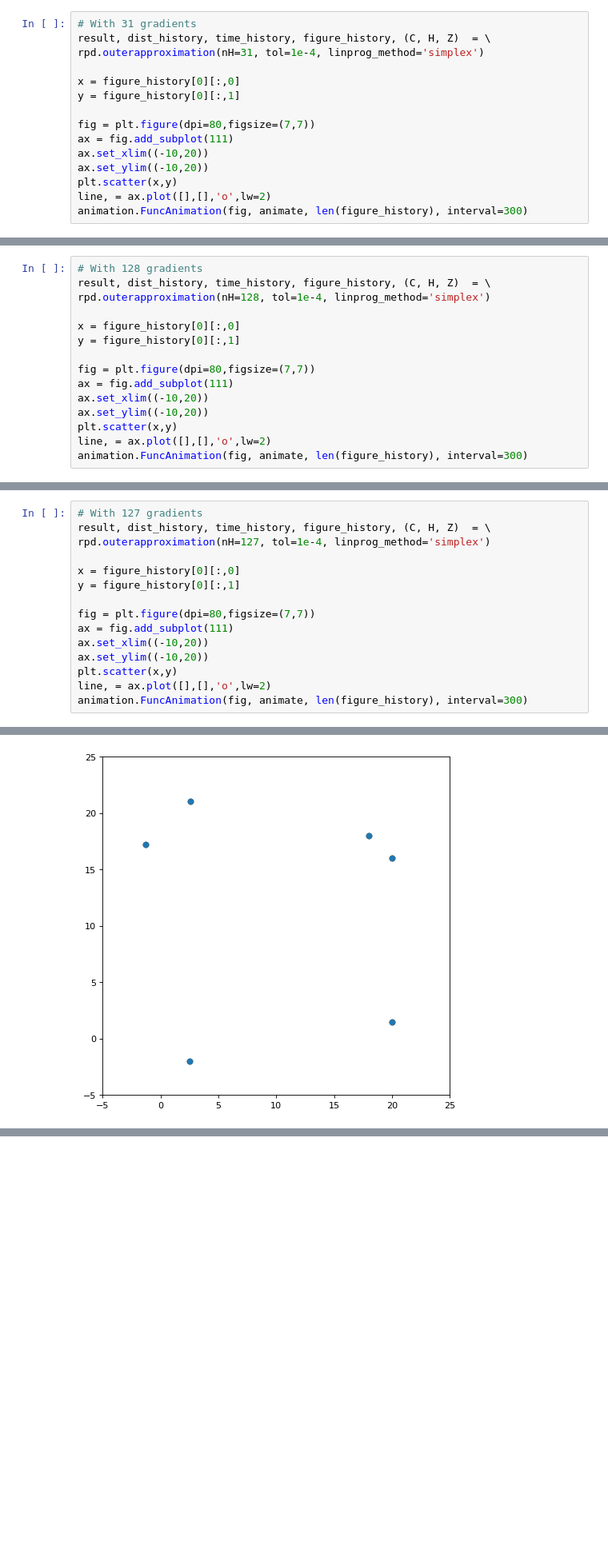
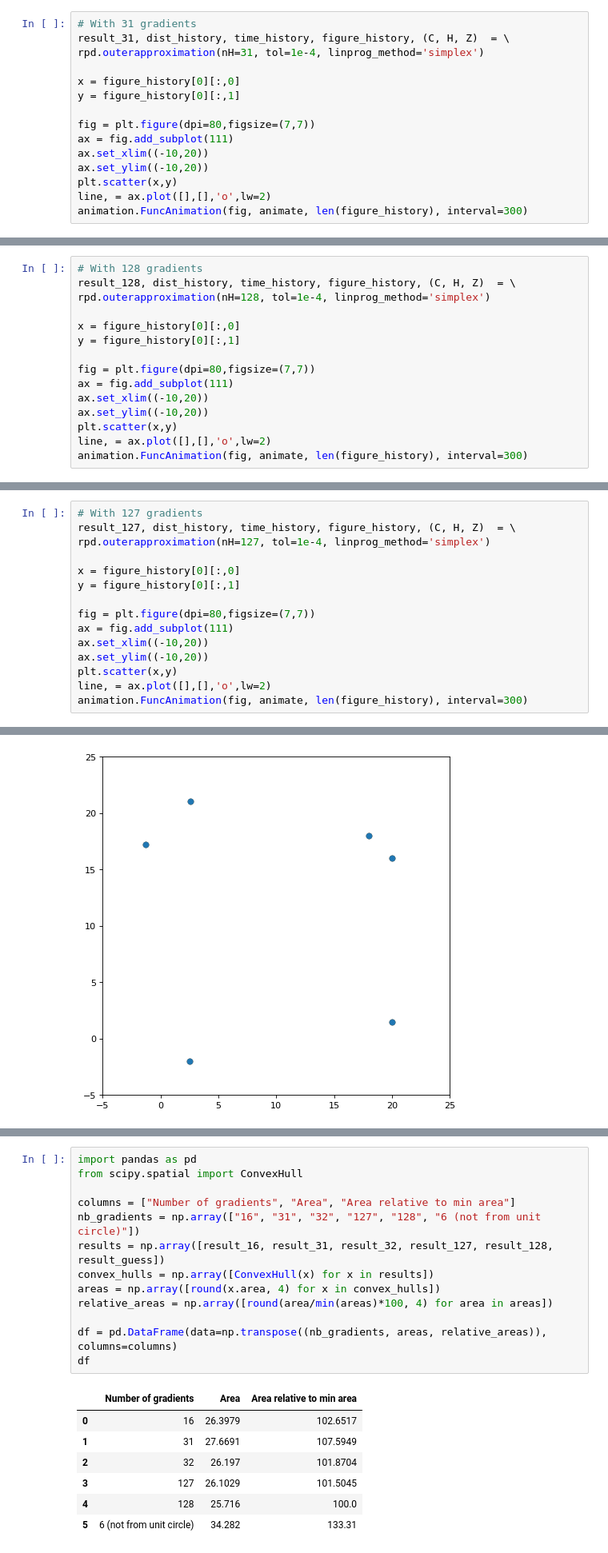
Before and after one commit to QBatista/Notebooks, a Jupyter notebook: JYC_Algo_Visualization.ipynb, the cells around one changed output, grey strips where cells are left out. Shown at 80% size. Saved outputs shown, nothing was run; the diff lists cells and outputs as text; blank space fills up the shorter version.

```diff
--- a/JYC_Algo_Visualization.ipynb
+++ b/JYC_Algo_Visualization.ipynb
@@ -76,7 +76,7 @@ TOC: Elapsed: 0:00:10.73
 <matplotlib.animation.FuncAnimation at 0x...>
 # %%
 # With 31 gradients
-result, dist_history, time_history, figure_history, (C, H, Z)  = \
+result_31, dist_history, time_history, figure_history, (C, H, Z)  = \
 rpd.outerapproximation(nH=31, tol=1e-4, linprog_method='simplex')
 
 x = figure_history[0][:,0]
@@ -95,7 +95,7 @@ TOC: Elapsed: 0:00:40.63
 <matplotlib.animation.FuncAnimation at 0x...>
 # %%
 # With 128 gradients
-result, dist_history, time_history, figure_history, (C, H, Z)  = \
+result_128, dist_history, time_history, figure_history, (C, H, Z)  = \
 rpd.outerapproximation(nH=128, tol=1e-4, linprog_method='simplex')
 
 x = figure_history[0][:,0]
@@ -114,7 +114,7 @@ TOC: Elapsed: 0:18:44.66
 <matplotlib.animation.FuncAnimation at 0x...>
 # %%
 # With 127 gradients
-result, dist_history, time_history, figure_history, (C, H, Z)  = \
+result_127, dist_history, time_history, figure_history, (C, H, Z)  = \
 rpd.outerapproximation(nH=127, tol=1e-4, linprog_method='simplex')
 
 x = figure_history[0][:,0]
@@ -177,0 +180,21 @@ TOC: Elapsed: 0:00:2.20
+# %%
+import pandas as pd
+from scipy.spatial import ConvexHull
+
+columns = ["Number of gradients", "Area", "Area relative to min area"]
+nb_gradients = np.array(["16", "31", "32", "127", "128", "6 (not from unit circle)"])
+results = np.array([result_16, result_31, result_32, result_127, result_128, result_guess])
+convex_hulls = np.array([ConvexHull(x) for x in results])
+areas = np.array([round(x.area, 4) for x in convex_hulls])
+relative_areas = np.array([round(area/min(areas)*100, 4) for area in areas])
+
+df = pd.DataFrame(data=np.transpose((nb_gradients, areas, relative_areas)), columns=columns)
+df
+# %% [output]
+|  | Number of gradients | Area | Area relative to min area |
+| 0 | 16 | 26.3979 | 102.6517 |
+| 1 | 31 | 27.6691 | 107.5949 |
+| 2 | 32 | 26.197 | 101.8704 |
+| 3 | 127 | 26.1029 | 101.5045 |
+| 4 | 128 | 25.716 | 100.0 |
+| 5 | 6 (not from unit circle) | 34.282 | 133.31 |
```
Also changed, not shown: parts of 10 cells of this notebook.
